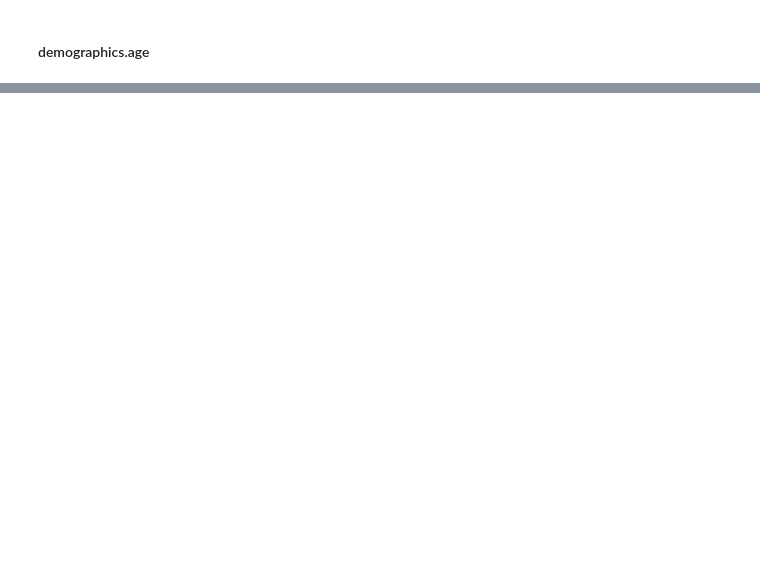
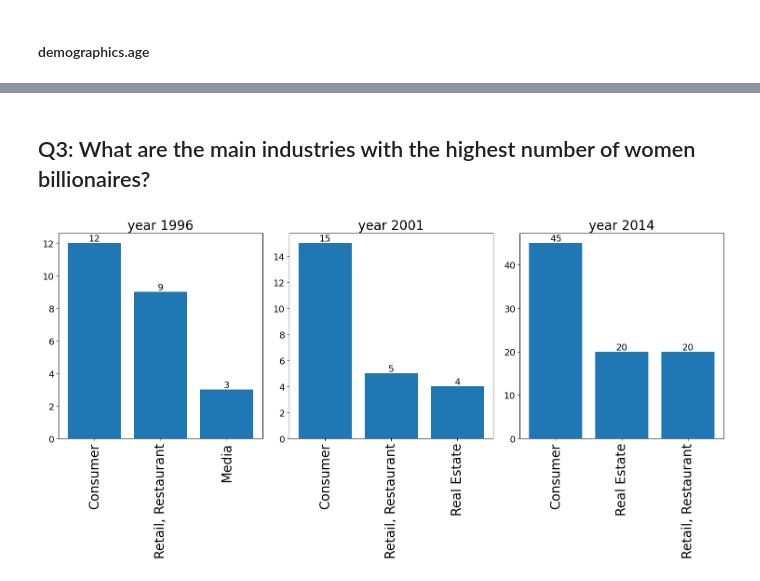
Before and after one commit to babakmahmoudian/billionaires, a Jupyter notebook: billionaires.ipynb, the cells around one changed output, grey strips where cells are left out. Saved outputs shown, nothing was run; the diff lists cells and outputs as text; code cells hidden in the pictures; blank space fills up the shorter version.

```diff
--- a/billionaires.ipynb
+++ b/billionaires.ipynb
@@ -554,0 +651,25 @@ df.loc[1065, ['demographics.age']] = 63
+# %% [markdown]
+## Q3: What are the main industries with the highest number of women billionaires?
+# %%
+df_filtered = df[df['demographics.gender'] == 'Female'][
+    ['year', 'wealth.how.industry']]
+df_grouped = df_filtered.groupby('year')['wealth.how.industry']
+
+fig, ax = plt.subplots(1, 3,constrained_layout=True, figsize=(15, 5))
+fig.tight_layout()
+subplot_idx = 0
+for year, industries in df_grouped:
+    top_3 = (industries.value_counts()
+                       .rename_axis('industry')
+                       .reset_index(name='total')
+                       .head(3))
+    cur_ax = ax[subplot_idx]
+    subplot_idx += 1
+    bars = cur_ax.bar(top_3['industry'], top_3['total'])
+    cur_ax.bar_label(bars, size=14)
+    cur_ax.tick_params(axis='x', labelrotation=90)
+    cur_ax.set_title(f"year {year}", size=20)
+    cur_ax.tick_params(axis='x', which='major', labelsize=20)
+    cur_ax.tick_params(axis='y', which='major', labelsize=14)
+# %% [output]
+[figure, added]
```
Also changed, not shown: parts of 18 cells of this notebook.
